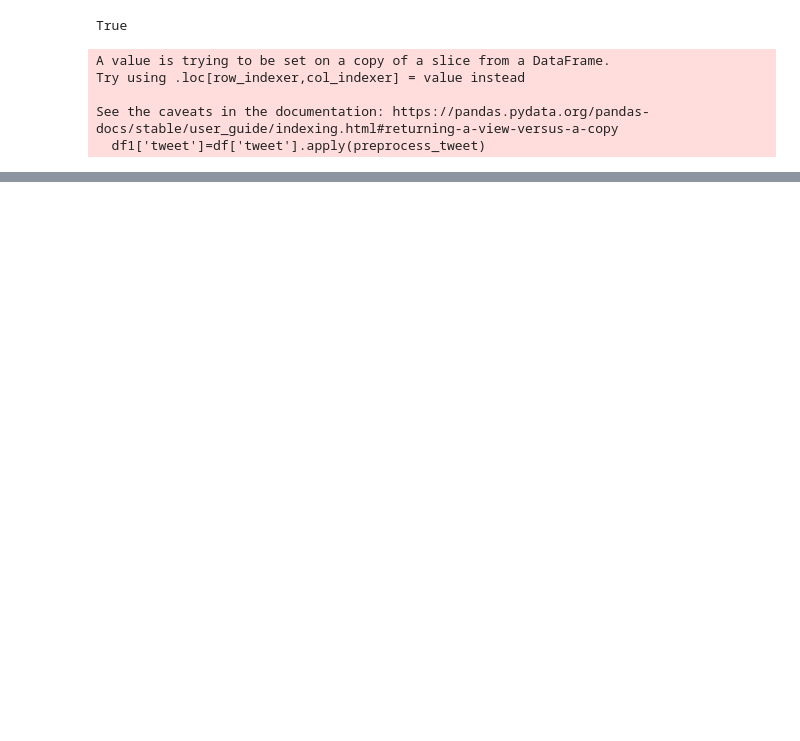
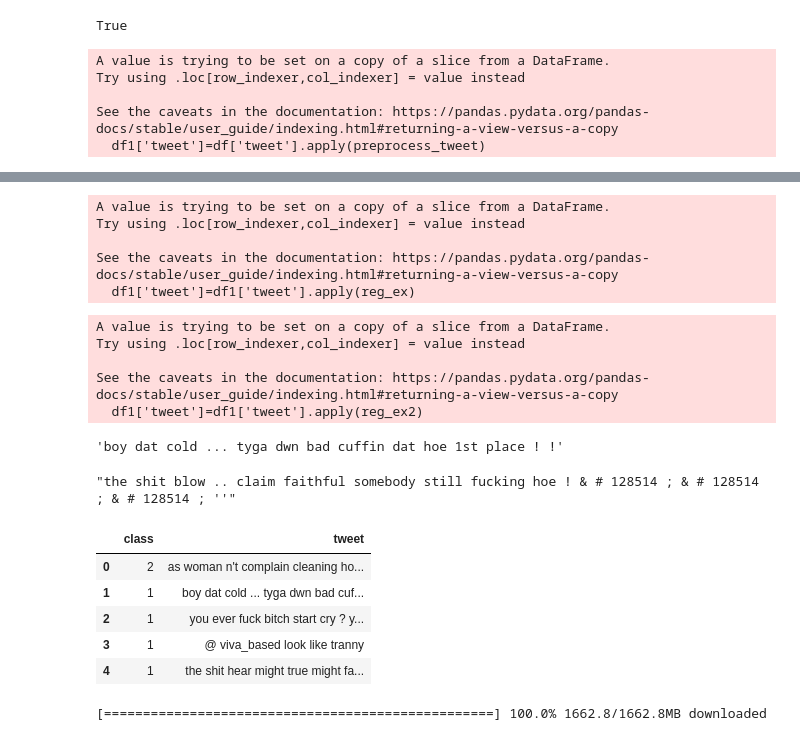
Before and after one commit to Shriansh16/NLP, a Jupyter notebook: Detecting_Hate_Speech_and_Offensive_Language.ipynb, the cells around one changed output, grey strips where cells are left out. Saved outputs shown, nothing was run; the diff lists cells and outputs as text; code cells hidden in the pictures; blank space fills up the shorter version.

```diff
--- a/Detecting_Hate_Speech_and_Offensive_Language.ipynb
+++ b/Detecting_Hate_Speech_and_Offensive_Language.ipynb
@@ -116,0 +115,44 @@ Name: tweet, Length: 24783, dtype: object
+# %%
+def reg_ex(text):
+  text1=re.sub(r'^.*?:', '', text)
+  text1=text1.lower()
+  return text1
+def reg_ex2(text):
+  text1=re.sub(r"@[A-Za-z0-9_]+", " ", text)
+  text1=re.sub('RT', ' ', text)
+  text1=re.sub(r"https?", " ", text)
+  text1=re.sub('[^a-zA-Z]', ' ', text)
+  return text1
+# %%
+df1['tweet']=df1['tweet'].apply(reg_ex)
+# %% [output]
+A value is trying to be set on a copy of a slice from a DataFrame.
+Try using .loc[row_indexer,col_indexer] = value instead
+
+See the caveats in the documentation: https://pandas.pydata.org/pandas-docs/stable/user_guide/indexing.html#returning-a-view-versus-a-copy
+  df1['tweet']=df1['tweet'].apply(reg_ex)
+# %%
+df1['tweet']=df1['tweet'].apply(reg_ex2)
+# %% [output]
+A value is trying to be set on a copy of a slice from a DataFrame.
+Try using .loc[row_indexer,col_indexer] = value instead
+
+See the caveats in the documentation: https://pandas.pydata.org/pandas-docs/stable/user_guide/indexing.html#returning-a-view-versus-a-copy
+  df1['tweet']=df1['tweet'].apply(reg_ex2)
+# %%
+df1['tweet'][1]
+# %% [output]
+'boy dat cold ... tyga dwn bad cuffin dat hoe 1st place ! !'
+# %%
+df1['tweet'][5]
+# %% [output]
+"the shit blow .. claim faithful somebody still fucking hoe ! & # 128514 ; & # 128514 ; & # 128514 ; ''"
+# %%
+df1.head()
+# %% [output]
+|  | class | tweet |
+| 0 | 2 | as woman n't complain cleaning ho... |
+| 1 | 1 | boy dat cold ... tyga dwn bad cuf... |
+| 2 | 1 | you ever fuck bitch start cry ? y... |
+| 3 | 1 | @ viva_based look like tranny |
+| 4 | 1 | the shit hear might true might fa... |
@@ -116,0 +162,5 @@ Name: tweet, Length: 24783, dtype: object
+# %%
+import gensim.downloader as api
+wv=api.load('word2vec-google-news-300')
+# %% [output]
+[==================================================] 100.0% 1662.8/1662.8MB downloaded
```
Also changed, not shown: parts of 35 cells of this notebook.
